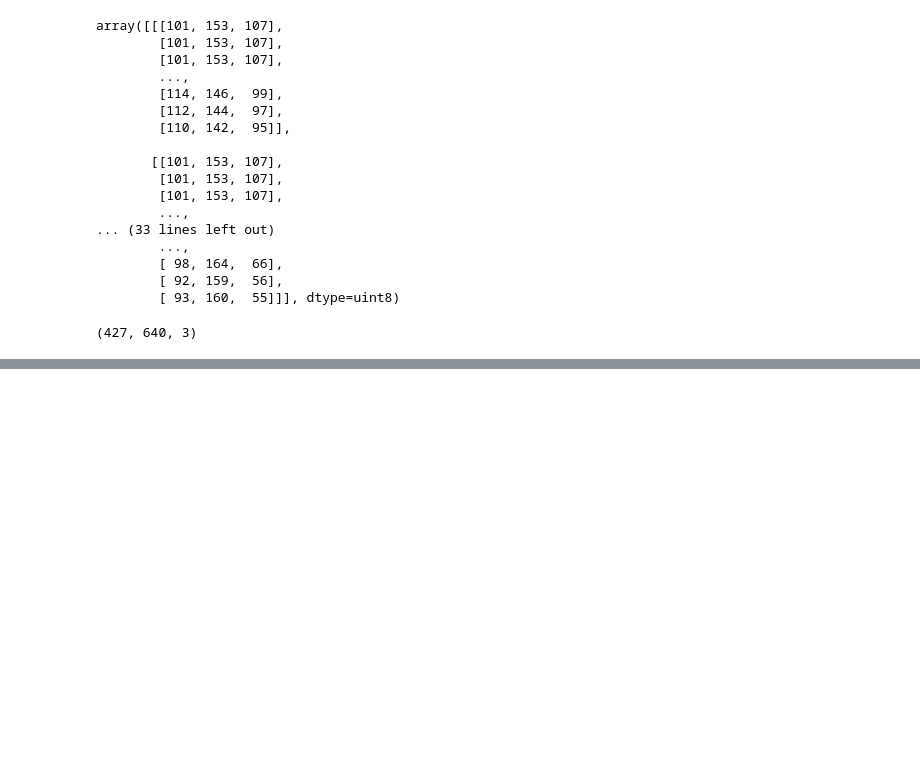
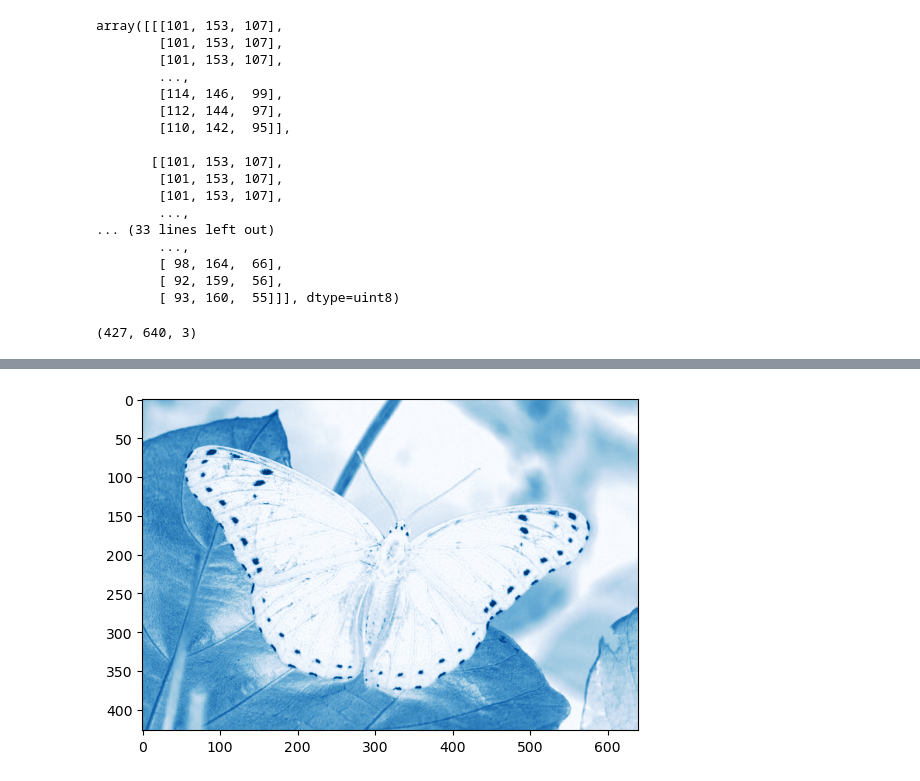
Before and after one commit to crissyro/Deep-learning-courses, a Jupyter notebook: notebooks/convolution_practice.ipynb, the cells around one changed output, grey strips where cells are left out. Saved outputs shown, nothing was run; the diff lists cells and outputs as text; code cells hidden in the pictures; blank space fills up the shorter version.

```diff
--- a/notebooks/convolution_practice.ipynb
+++ b/notebooks/convolution_practice.ipynb
@@ -59,0 +72,4 @@ img_matrix.shape
+# %%
+plt.imshow(img_matrix[:, :, 2], cmap=cm.Blues);
+# %% [output]
+[figure, added]
```
Also changed, not shown: parts of 3 cells of this notebook.
